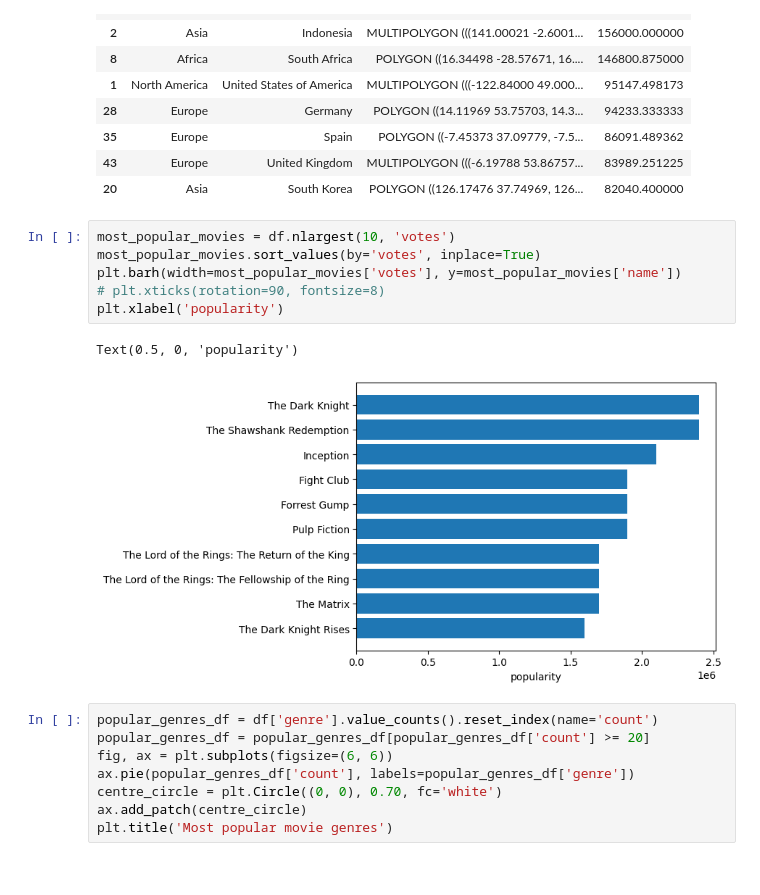
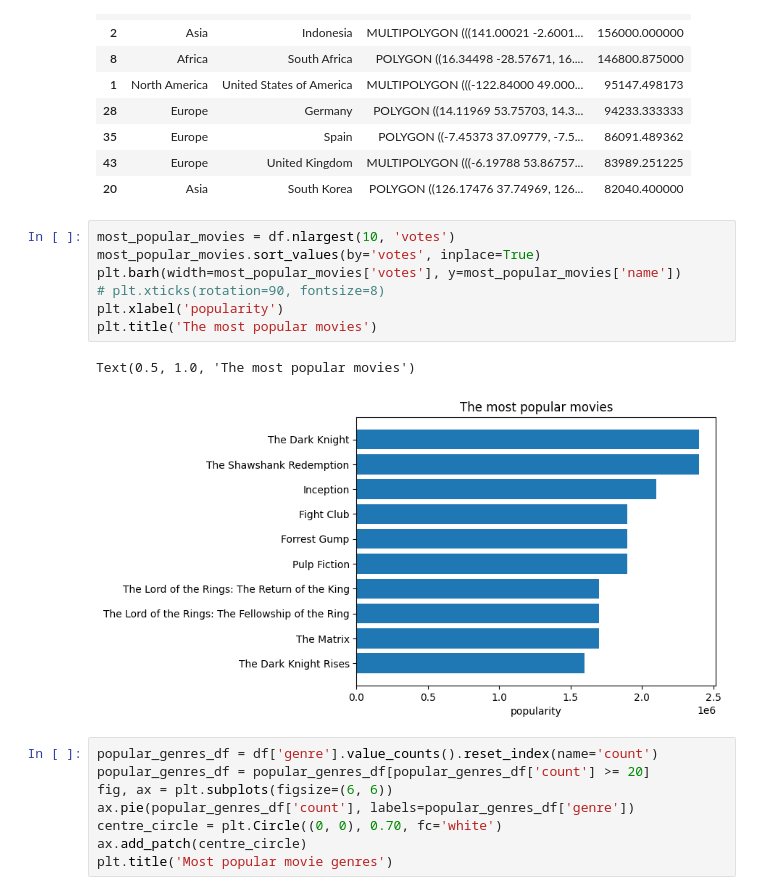
Before and after one commit to Shintenza/data-science-lectures, a Jupyter notebook: task_1-optional/notebook.ipynb, the cells around one changed output. Cells and saved outputs as stored; diff of their text form.

Commit message:
added a title to a plot

```diff
--- a/task_1-optional/notebook.ipynb
+++ b/task_1-optional/notebook.ipynb
@@ -247,12 +247,13 @@ merged.nlargest(10, 'votes')
 # %%
 most_popular_movies = df.nlargest(10, 'votes')
 most_popular_movies.sort_values(by='votes', inplace=True)
 plt.barh(width=most_popular_movies['votes'], y=most_popular_movies['name'])
 # plt.xticks(rotation=90, fontsize=8)
 plt.xlabel('popularity')
+plt.title('The most popular movies')
 # %% [output]
-Text(0.5, 0, 'popularity')
+Text(0.5, 1.0, 'The most popular movies')
-[figure, old version]
+[figure, new version]
 # %%
 popular_genres_df = df['genre'].value_counts().reset_index(name='count')
 popular_genres_df = popular_genres_df[popular_genres_df['count'] >= 20]
```
